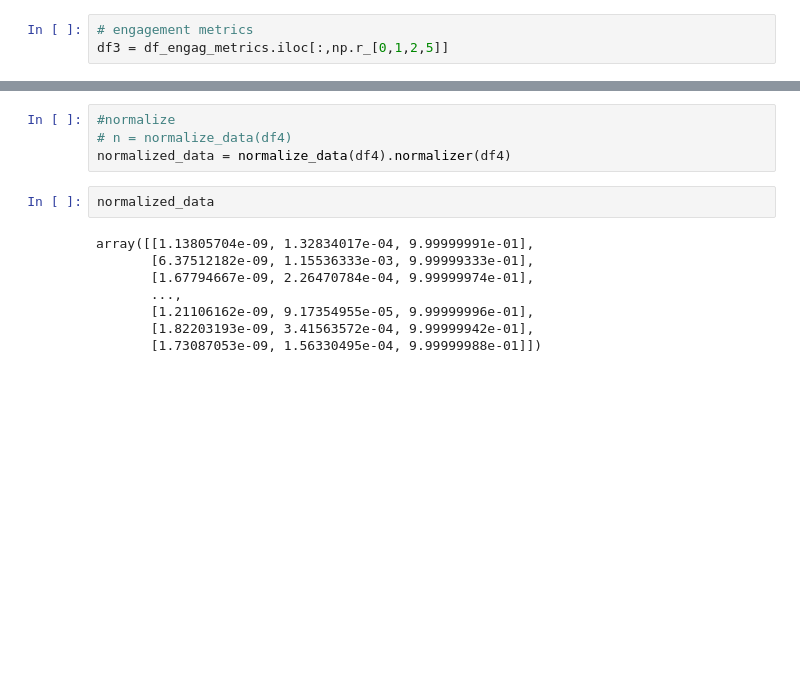
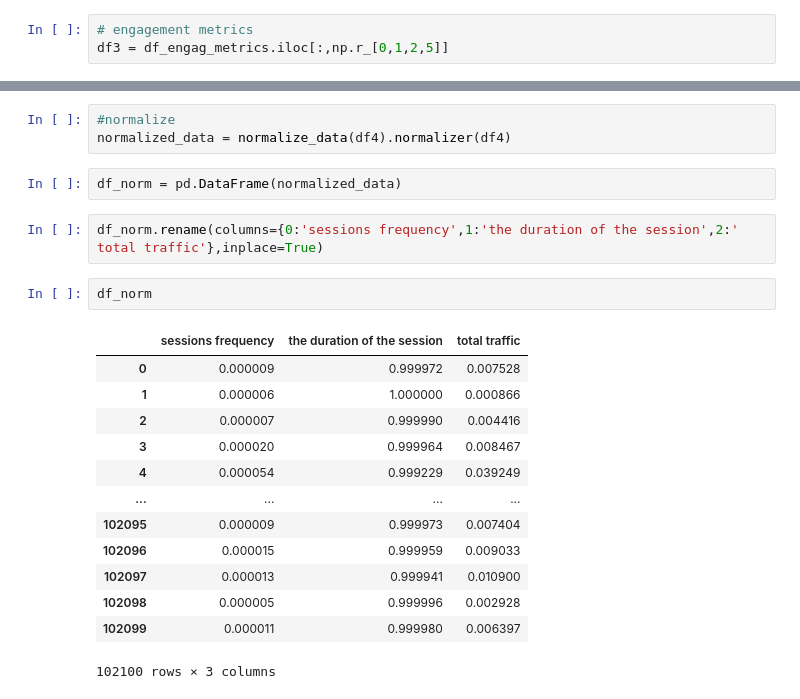
Before and after one commit to skevin-dev/telecommunication_user_analytics, a Jupyter notebook: notebooks/Engagement_analyses.ipynb, the cells around one changed output, grey strips where cells are left out. Saved outputs shown, nothing was run; the diff lists cells and outputs as text; blank space fills up the shorter version.

```diff
--- a/notebooks/Engagement_analyses.ipynb
+++ b/notebooks/Engagement_analyses.ipynb
@@ -123,14 +136,23 @@ df4 = df3.groupby('MSISDN/Number').agg({'Bearer Id':'count','Dur. (ms)':'sum','t
 # %%
 #normalize
-# n = normalize_data(df4)
 normalized_data = normalize_data(df4).normalizer(df4)
 # %%
-normalized_data
+df_norm = pd.DataFrame(normalized_data)
-# %% [output]
-array([[1.13805704e-09, 1.32834017e-04, 9.99999991e-01],
-       [6.37512182e-09, 1.15536333e-03, 9.99999333e-01],
-       [1.67794667e-09, 2.26470784e-04, 9.99999974e-01],
-       ...,
-       [1.21106162e-09, 9.17354955e-05, 9.99999996e-01],
-       [1.82203193e-09, 3.41563572e-04, 9.99999942e-01],
-       [1.73087053e-09, 1.56330495e-04, 9.99999988e-01]])
+# %%
+df_norm.rename(columns={0:'sessions frequency',1:'the duration of the session',2:' total traffic'},inplace=True)
+# %%
+df_norm
+# %% [output]
+|  | sessions frequency | the duration of the session | total traffic |
+| 0 | 0.000009 | 0.999972 | 0.007528 |
+| 1 | 0.000006 | 1.000000 | 0.000866 |
+| 2 | 0.000007 | 0.999990 | 0.004416 |
+| 3 | 0.000020 | 0.999964 | 0.008467 |
+| 4 | 0.000054 | 0.999229 | 0.039249 |
+| ... | ... | ... | ... |
+| 102095 | 0.000009 | 0.999973 | 0.007404 |
+| 102096 | 0.000015 | 0.999959 | 0.009033 |
+| 102097 | 0.000013 | 0.999941 | 0.010900 |
+| 102098 | 0.000005 | 0.999996 | 0.002928 |
+| 102099 | 0.000011 | 0.999980 | 0.006397 |
+102100 rows × 3 columns
```
Also changed, not shown: parts of 7 cells of this notebook.
